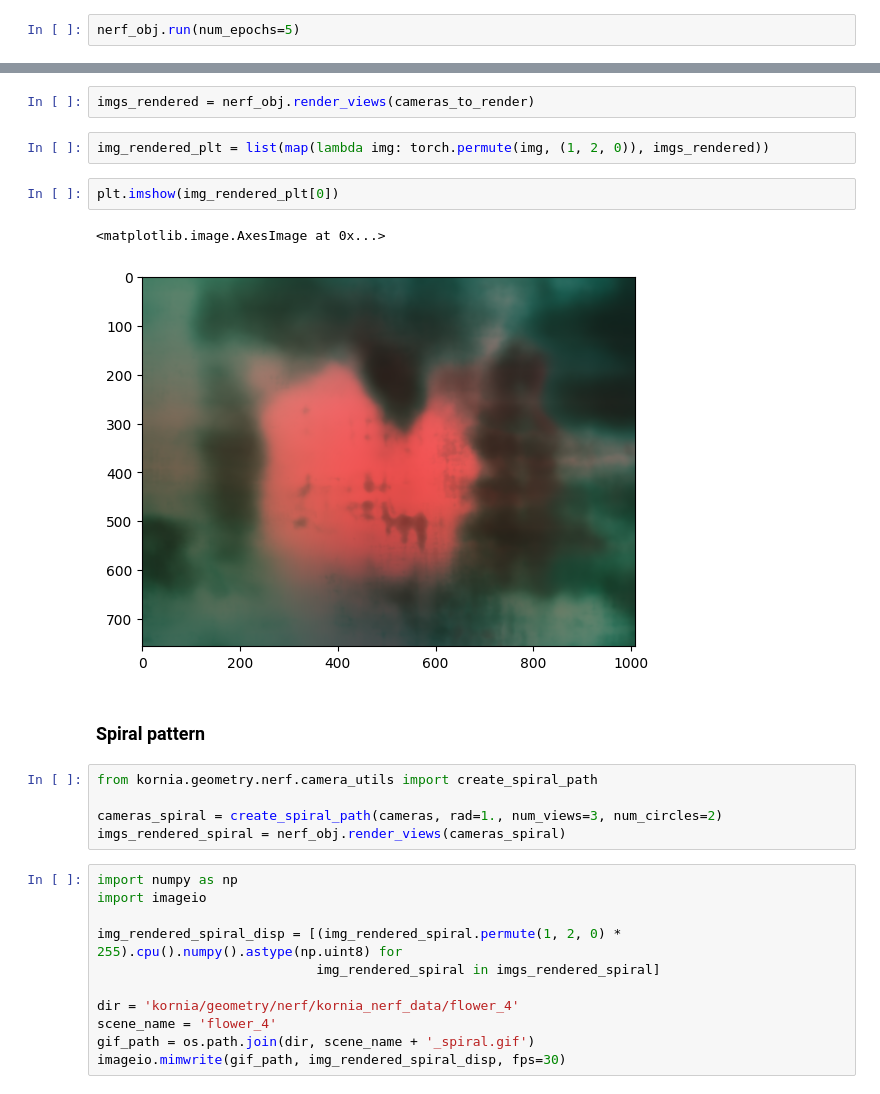
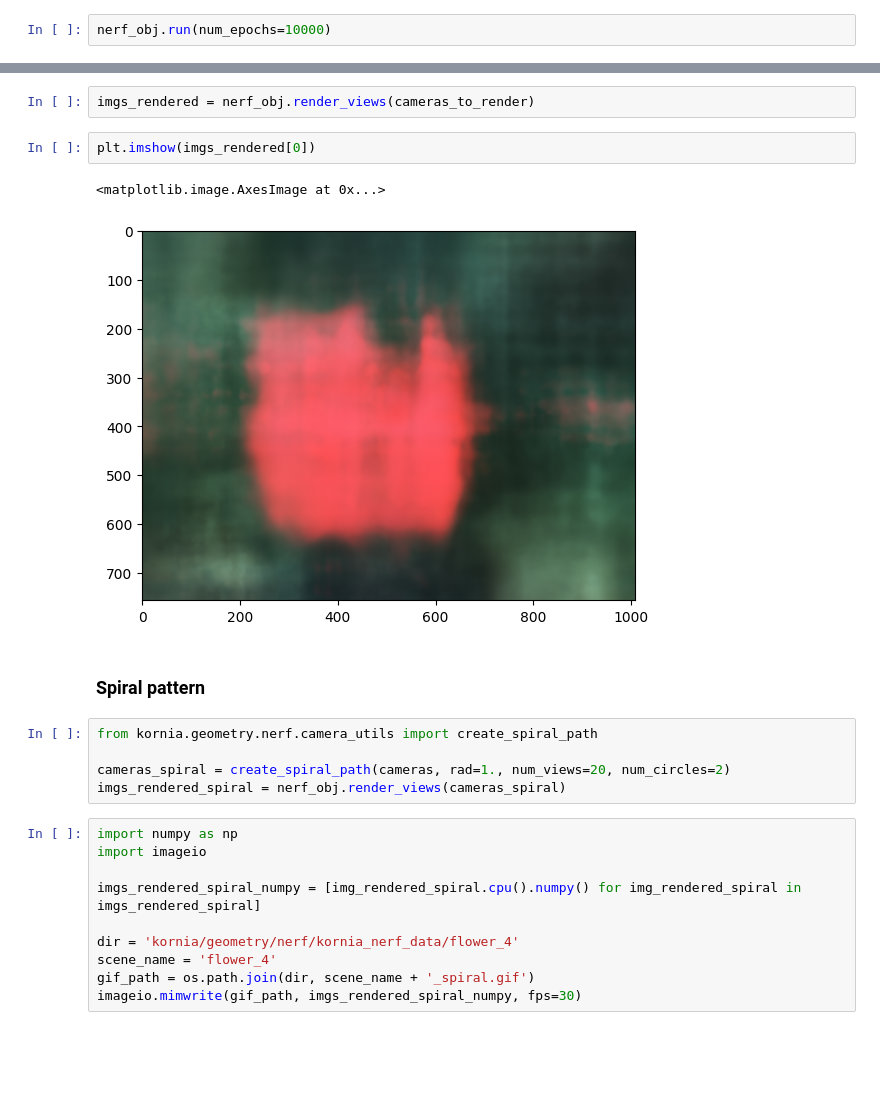
Before and after one commit to YanivHollander/kornia_nerf_jupyter, a Jupyter notebook: test_nerf_solver_full_scene.ipynb, the cells around one changed output, grey strips where cells are left out. Cells and saved outputs as stored; diff of their text form; blank space fills up the shorter version.

Commit message:
Images rendered by Nerf solver class are already uint8

```diff
--- a/test_nerf_solver_full_scene.ipynb
+++ b/test_nerf_solver_full_scene.ipynb
@@ -57,3 +57,3 @@ nerf_obj.init_training(cameras=cameras, min_depth=0., max_depth=3., imgs=imgs, n
 # %%
-nerf_obj.run(num_epochs=5)
+nerf_obj.run(num_epochs=10000)
 # %% [output]
@@ -69,28 +69,25 @@ camera_ids = [2]
 cameras_to_render = cameras_for_ids(cameras, camera_ids)
 # %%
 imgs_rendered = nerf_obj.render_views(cameras_to_render)
-# %%
-img_rendered_plt = list(map(lambda img: torch.permute(img, (1, 2, 0)), imgs_rendered))
 # %%
-plt.imshow(img_rendered_plt[0])
+plt.imshow(imgs_rendered[0])
 # %% [output]
 <matplotlib.image.AxesImage at 0x...>
-[figure, old version]
+[figure, new version]
 # %% [markdown]
 ### Spiral pattern
 # %%
 from kornia.geometry.nerf.camera_utils import create_spiral_path
 
-cameras_spiral = create_spiral_path(cameras, rad=1., num_views=3, num_circles=2)
+cameras_spiral = create_spiral_path(cameras, rad=1., num_views=20, num_circles=2)
 imgs_rendered_spiral = nerf_obj.render_views(cameras_spiral)
 # %%
 import numpy as np
 import imageio
 
-img_rendered_spiral_disp = [(img_rendered_spiral.permute(1, 2, 0) * 255).cpu().numpy().astype(np.uint8) for
-                            img_rendered_spiral in imgs_rendered_spiral]
+imgs_rendered_spiral_numpy = [img_rendered_spiral.cpu().numpy() for img_rendered_spiral in imgs_rendered_spiral]
 
 dir = 'kornia/geometry/nerf/kornia_nerf_data/flower_4'
 scene_name = 'flower_4'
 gif_path = os.path.join(dir, scene_name + '_spiral.gif')
-imageio.mimwrite(gif_path, img_rendered_spiral_disp, fps=30)
+imageio.mimwrite(gif_path, imgs_rendered_spiral_numpy, fps=30)
```
Also changed, not shown: parts of 5 cells of this notebook.
